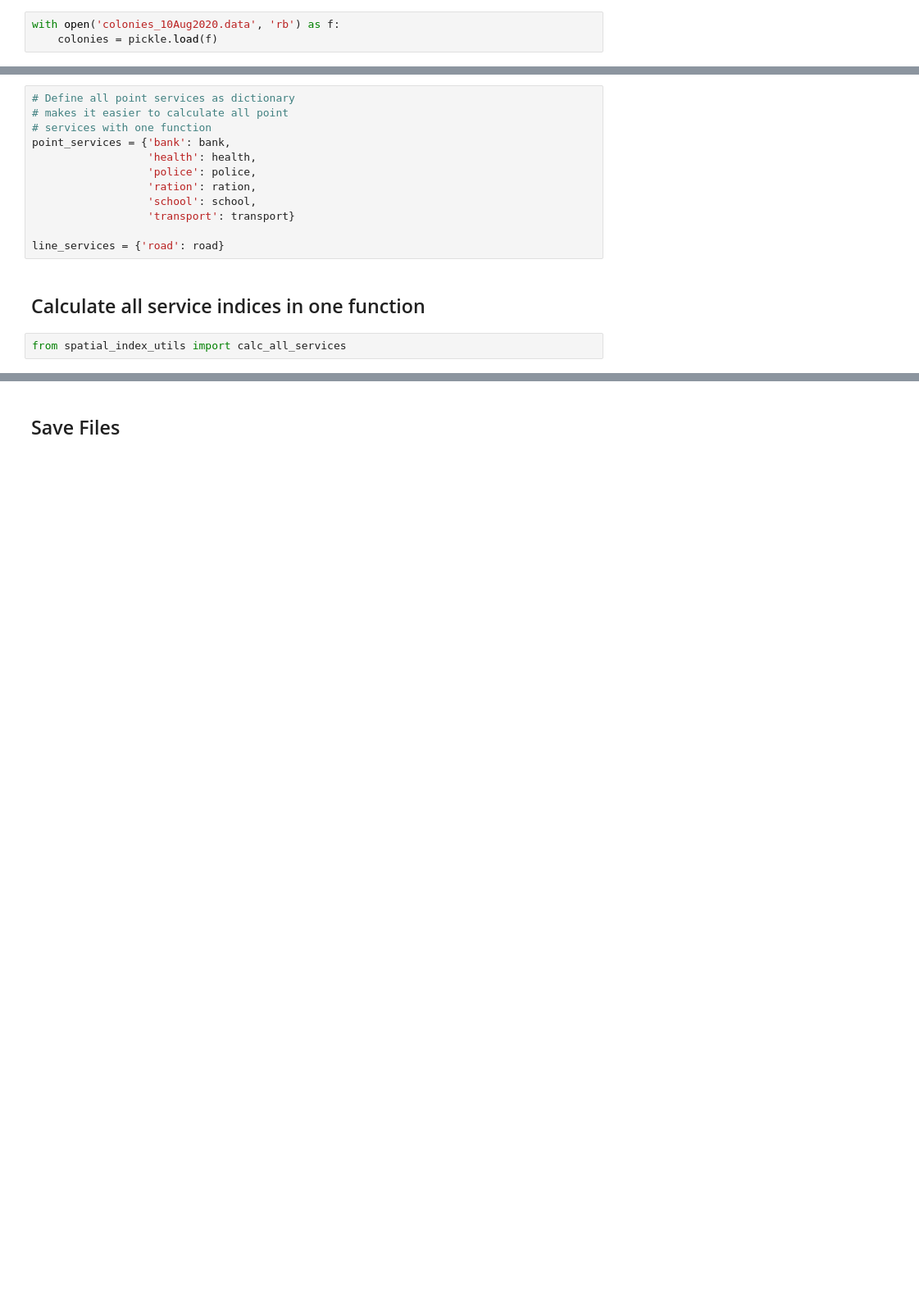
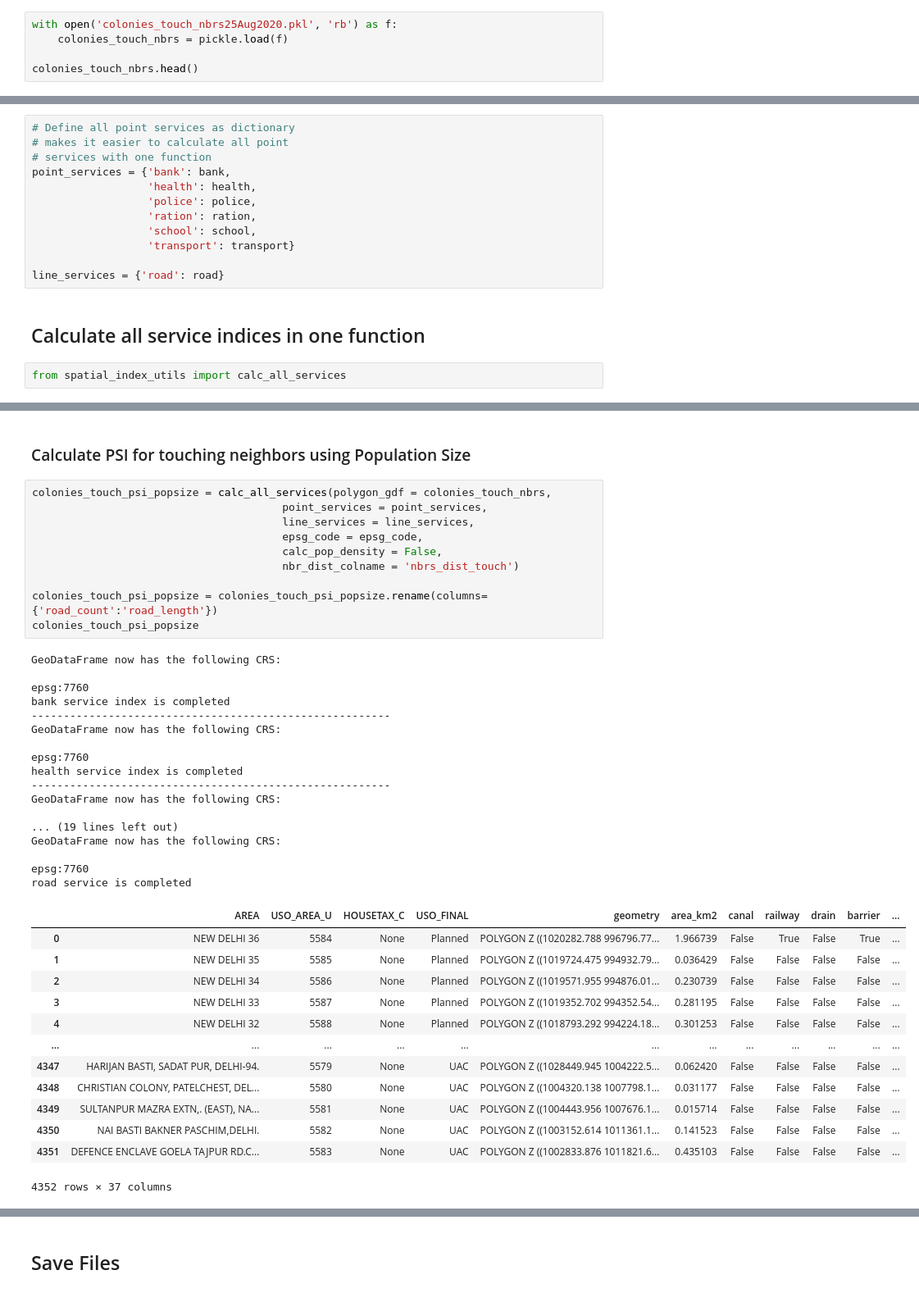
Before and after one commit to bwbelljr/delhi_spatial_index, a Jupyter notebook: Colonies Public Services Index Calculations.ipynb, the cells around one changed output, grey strips where cells are left out. Shown at 82% size. Saved outputs shown, nothing was run; the diff lists cells and outputs as text; blank space fills up the shorter version.

Commit message:
chore: Update PSI calculations with pop (density)

```diff
--- a/Colonies Public Services Index Calculations.ipynb
+++ b/Colonies Public Services Index Calculations.ipynb
@@ -38,3 +41,5 @@ epsg_code = 7760
 # %%
-with open('colonies_10Aug2020.data', 'rb') as f:
-    colonies = pickle.load(f)
+with open('colonies_touch_nbrs25Aug2020.pkl', 'rb') as f:
+    colonies_touch_nbrs = pickle.load(f)
+
+colonies_touch_nbrs.head()
@@ -254,0 +304,43 @@ colonies_bbox_psi.head()
+# %% [markdown]
+### Calculate PSI for touching neighbors using Population Size
+# %%
+colonies_touch_psi_popsize = calc_all_services(polygon_gdf = colonies_touch_nbrs,
+                                       point_services = point_services,
+                                       line_services = line_services,
+                                       epsg_code = epsg_code,
+                                       calc_pop_density = False,
+                                       nbr_dist_colname = 'nbrs_dist_touch')
+
+colonies_touch_psi_popsize = colonies_touch_psi_popsize.rename(columns={'road_count':'road_length'})
+colonies_touch_psi_popsize
+# %% [output]
+GeoDataFrame now has the following CRS:
+
+epsg:7760
+bank service index is completed
+--------------------------------------------------------
+GeoDataFrame now has the following CRS:
+
+epsg:7760
+health service index is completed
+--------------------------------------------------------
+GeoDataFrame now has the following CRS:
+
+... (19 lines left out)
+GeoDataFrame now has the following CRS:
+
+epsg:7760
+road service is completed
+|  | AREA | USO_AREA_U | HOUSETAX_C | USO_FINAL | geometry | area_km2 | canal | railway | drain | barrier | ... |
+| 0 | NEW DELHI 36 | 5584 | None | Planned | POLYGON Z ((1020282.788 996796.77... | 1.966739 | False | True | False | True | ... |
+| 1 | NEW DELHI 35 | 5585 | None | Planned | POLYGON Z ((1019724.475 994932.79... | 0.036429 | False | False | False | False | ... |
+| 2 | NEW DELHI 34 | 5586 | None | Planned | POLYGON Z ((1019571.955 994876.01... | 0.230739 | False | False | False | False | ... |
+| 3 | NEW DELHI 33 | 5587 | None | Planned | POLYGON Z ((1019352.702 994352.54... | 0.281195 | False | False | False | False | ... |
+| 4 | NEW DELHI 32 | 5588 | None | Planned | POLYGON Z ((1018793.292 994224.18... | 0.301253 | False | False | False | False | ... |
+| ... | ... | ... | ... | ... | ... | ... | ... | ... | ... | ... | ... |
+| 4347 | HARIJAN BASTI, SADAT PUR, DELHI-94. | 5579 | None | UAC | POLYGON Z ((1028449.945 1004222.5... | 0.062420 | False | False | False | False | ... |
+| 4348 | CHRISTIAN COLONY, PATELCHEST, DEL... | 5580 | None | UAC | POLYGON Z ((1004320.138 1007798.1... | 0.031177 | False | False | False | False | ... |
+| 4349 | SULTANPUR MAZRA EXTN,. (EAST), NA... | 5581 | None | UAC | POLYGON Z ((1004443.956 1007676.1... | 0.015714 | False | False | False | False | ... |
+| 4350 | NAI BASTI BAKNER PASCHIM,DELHI. | 5582 | None | UAC | POLYGON Z ((1003152.614 1011361.1... | 0.141523 | False | False | False | False | ... |
+| 4351 | DEFENCE ENCLAVE GOELA TAJPUR RD.C... | 5583 | None | UAC | POLYGON Z ((1002833.876 1011821.6... | 0.435103 | False | False | False | False | ... |
+4352 rows × 37 columns
```
Also changed, not shown: parts of 52 cells of this notebook.
